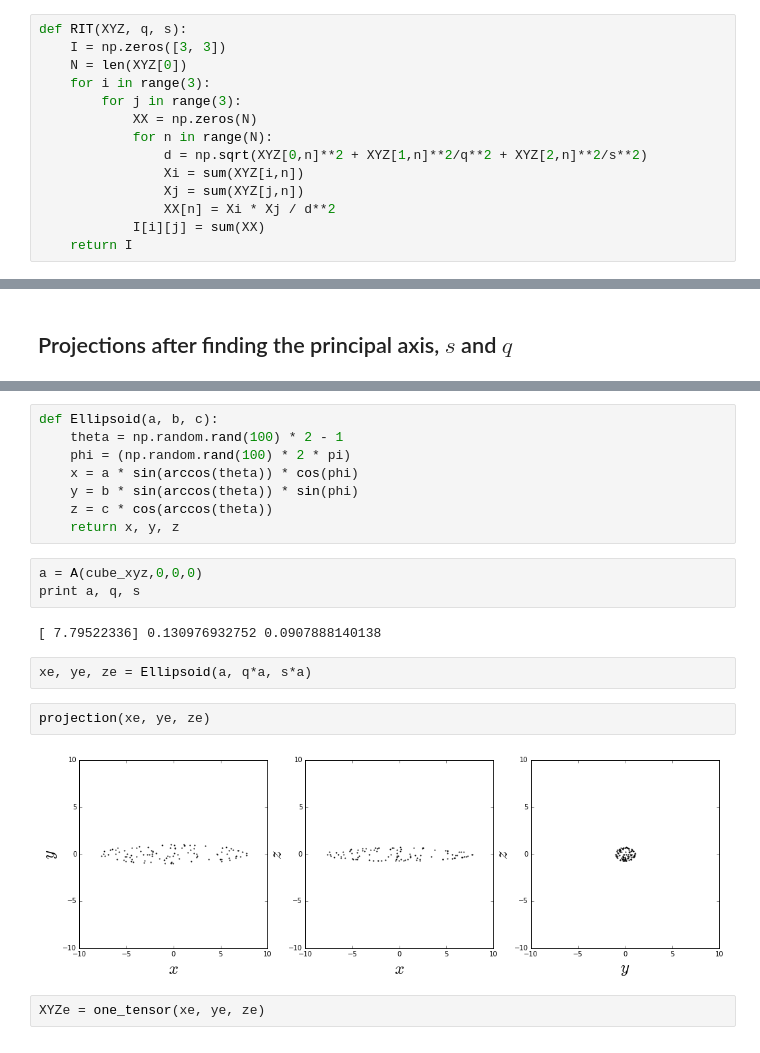
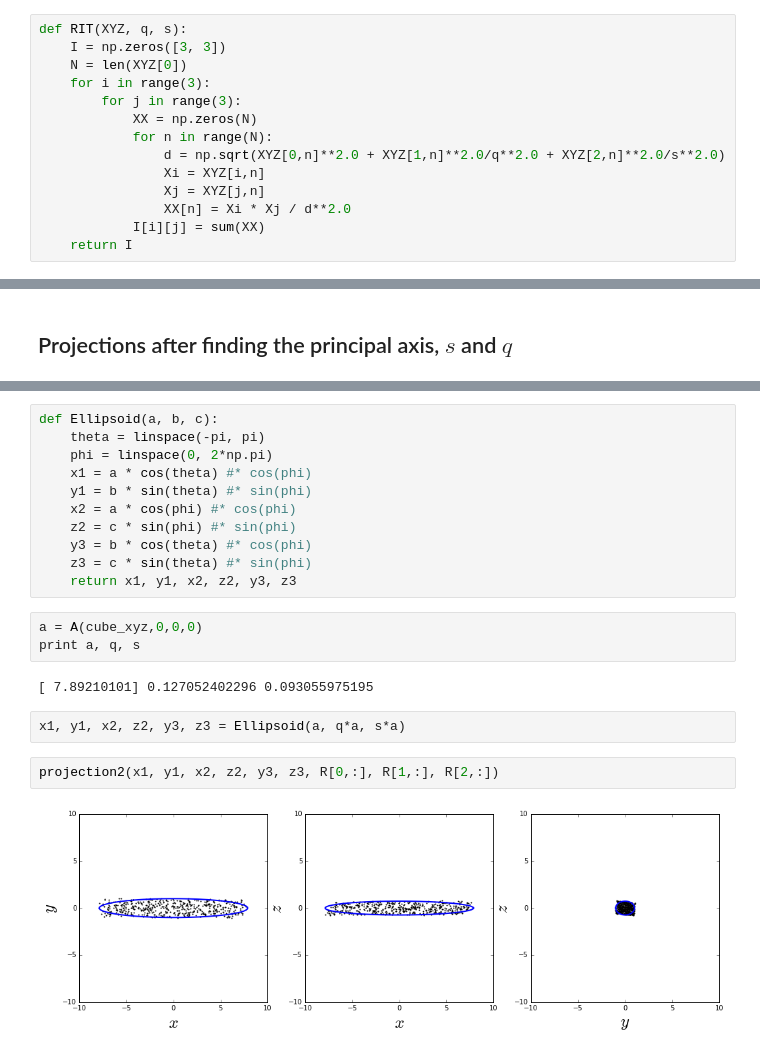
Before and after one commit to jngaravitoc/shapes, a Jupyter notebook: Inertia_tensor_method.ipynb, the cells around one changed output, grey strips where cells are left out. Cells and saved outputs as stored; diff of their text form.

```diff
--- a/Inertia_tensor_method.ipynb
+++ b/Inertia_tensor_method.ipynb
@@ -23,10 +37,10 @@ def RIT(XYZ, q, s):
         for j in range(3):
             XX = np.zeros(N)
             for n in range(N):
-                d = np.sqrt(XYZ[0,n]**2 + XYZ[1,n]**2/q**2 + XYZ[2,n]**2/s**2)
-                Xi = sum(XYZ[i,n])
-                Xj = sum(XYZ[j,n])
-                XX[n] = Xi * Xj / d**2
+                d = np.sqrt(XYZ[0,n]**2.0 + XYZ[1,n]**2.0/q**2.0 + XYZ[2,n]**2.0/s**2.0)
+                Xi = XYZ[i,n]
+                Xj = XYZ[j,n]
+                XX[n] = Xi * Xj / d**2.0
             I[i][j] = sum(XX)
     return I
 # %%
@@ -137,21 +178,22 @@ projection(R[0,:], R[1,:], R[2,:])
-# %%
-def Ellipsoid(a, b, c):
-    theta = np.random.rand(100) * 2 - 1
-    phi = (np.random.rand(100) * 2 * pi)
-    x = a * sin(arccos(theta)) * cos(phi)
-    y = b * sin(arccos(theta)) * sin(phi)
-    z = c * cos(arccos(theta))
-    return x, y, z
+# %%
+def Ellipsoid(a, b, c):
+    theta = linspace(-pi, pi)
+    phi = linspace(0, 2*np.pi)
+    x1 = a * cos(theta) #* cos(phi)
+    y1 = b * sin(theta) #* sin(phi)
+    x2 = a * cos(phi) #* cos(phi)
+    z2 = c * sin(phi) #* sin(phi)
+    y3 = b * cos(theta) #* cos(phi)
+    z3 = c * sin(theta) #* sin(phi)
+    return x1, y1, x2, z2, y3, z3
 # %%
 a = A(cube_xyz,0,0,0)
 print a, q, s
 # %% [output]
-[ 7.79522336] 0.130976932752 0.0907888140138
+[ 7.89210101] 0.127052402296 0.093055975195
 # %%
-xe, ye, ze = Ellipsoid(a, q*a, s*a)
+x1, y1, x2, z2, y3, z3 = Ellipsoid(a, q*a, s*a)
-# %%
-projection(xe, ye, ze)
-# %% [output]
-[figure, removed]
-# %%
-XYZe = one_tensor(xe, ye, ze)
+# %%
+projection2(x1, y1, x2, z2, y3, z3, R[0,:], R[1,:], R[2,:])
+# %% [output]
+[figure, added]
```
Also changed, not shown: parts of 20 cells of this notebook.
